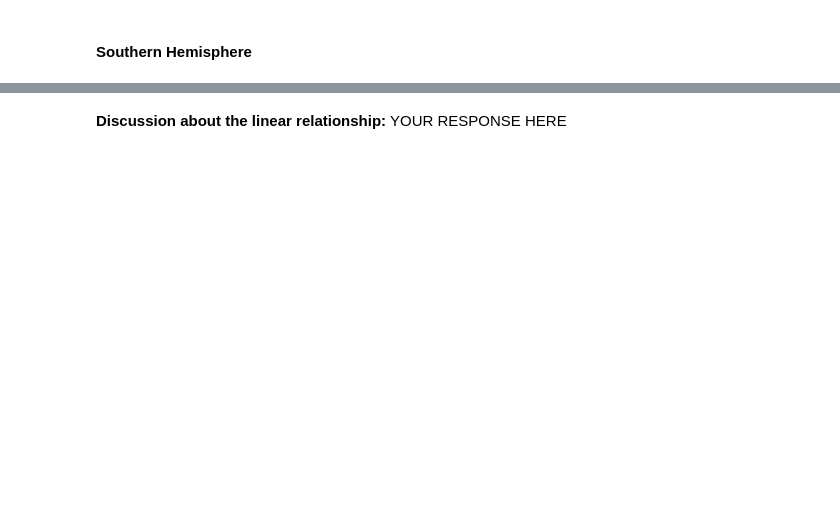
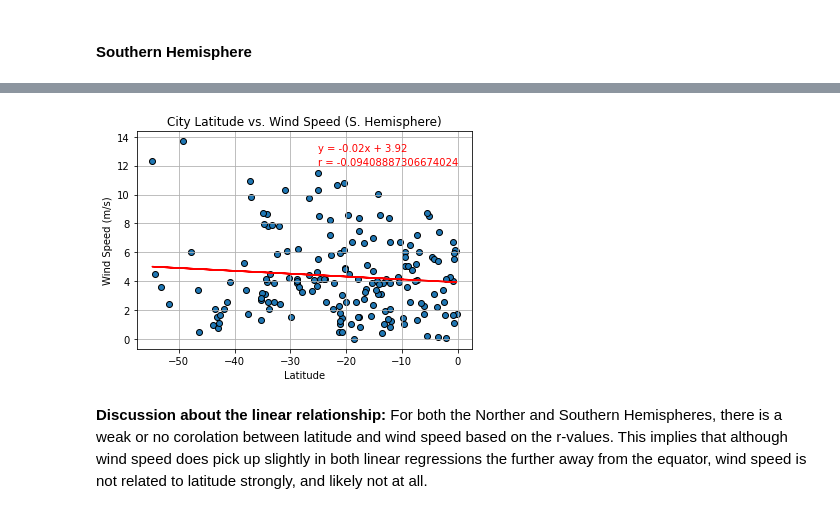
Before and after one commit to cwolf1424/Python-API-Challenge, a Jupyter notebook: WeatherPy/WeatherPy.ipynb, the cells around one changed output, grey strips where cells are left out. Saved outputs shown, nothing was run; the diff lists cells and outputs as text; code cells hidden in the pictures; blank space fills up the shorter version.

```diff
--- a/WeatherPy/WeatherPy.ipynb
+++ b/WeatherPy/WeatherPy.ipynb
@@ -545,2 +532,28 @@ The r-value is: 0.062239040700515696
-# %% [markdown]
-**Discussion about the linear relationship:** YOUR RESPONSE HERE
+# %%
+# Build scatter plot for latitude vs. wind speed
+x_values = southern_hemi_df["Lat"]
+y_values = southern_hemi_df["Wind Speed"]
+plt.scatter(x_values,y_values, edgecolors="k")
+
+# Incorporate the other graph properties
+plt.grid()
+plt.title ("City Latitude vs. Wind Speed (S. Hemisphere)")
+plt.xlabel ("Latitude")
+plt.ylabel ("Wind Speed (m/s)")
+
+# Linear regression
+(slope, intercept, rvalue, pvalue, stderr) = linregress(x_values, y_values)
+regress_values = x_values * slope + intercept
+plt.plot(x_values, regress_values, "r")
+
+# Annotate
+line_eq = "y = " + str(round(slope,2)) + "x + " + str(round(intercept,2))
+plt.annotate(line_eq,(-25,13),color="red")
+plt.annotate(f'r = {rvalue}',(-25,12),color="r")
+
+# Show plot
+plt.show()
+# %% [output]
+[figure, added]
+# %% [markdown]
+**Discussion about the linear relationship:** For both the Norther and Southern Hemispheres, there is a weak or no corolation between latitude and wind speed based on the r-values. This implies that although wind speed does pick up slightly in both linear regressions the further away from the equator, wind speed is not related to latitude strongly, and likely not at all.
```
Also changed, not shown: parts of 9 cells of this notebook.
